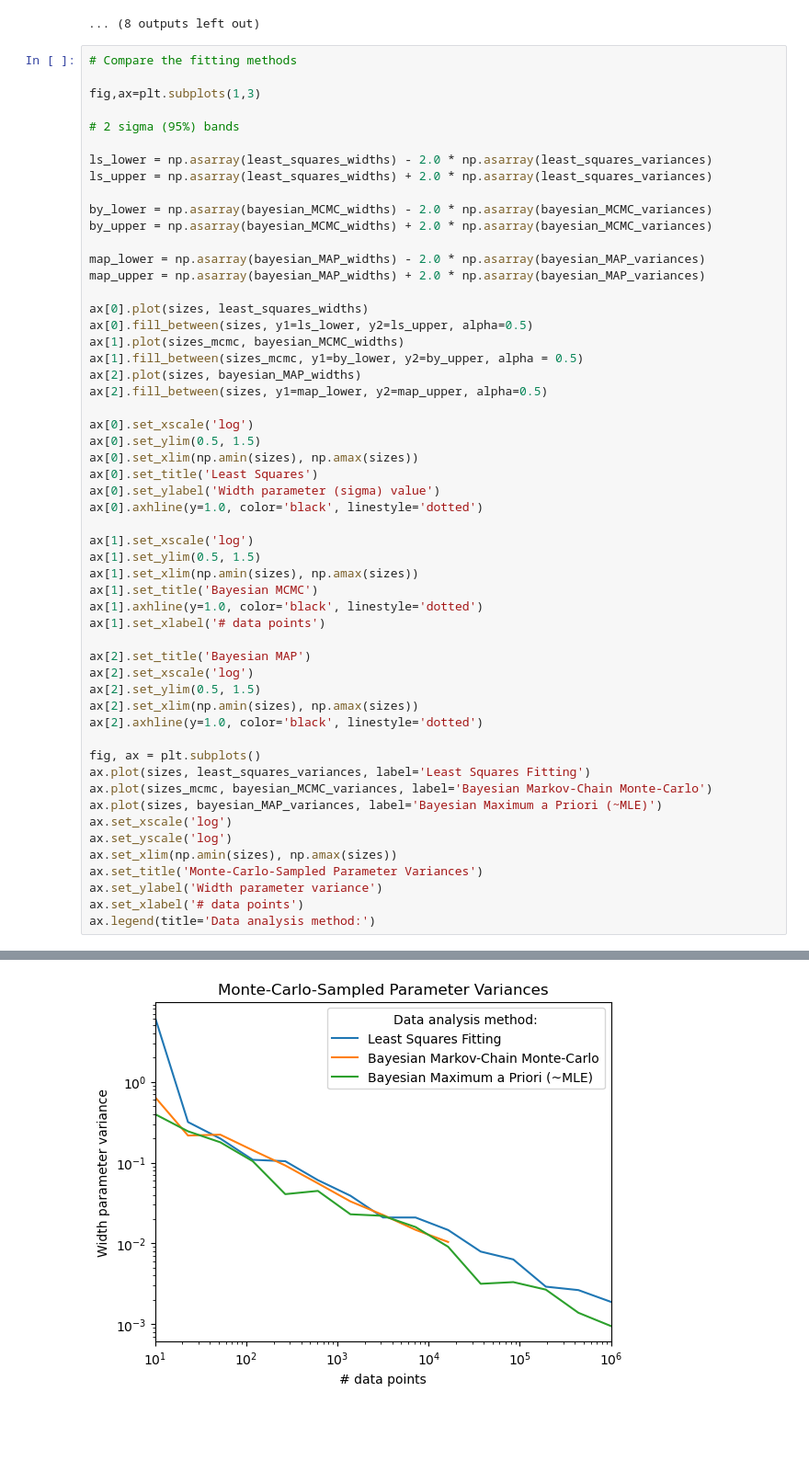
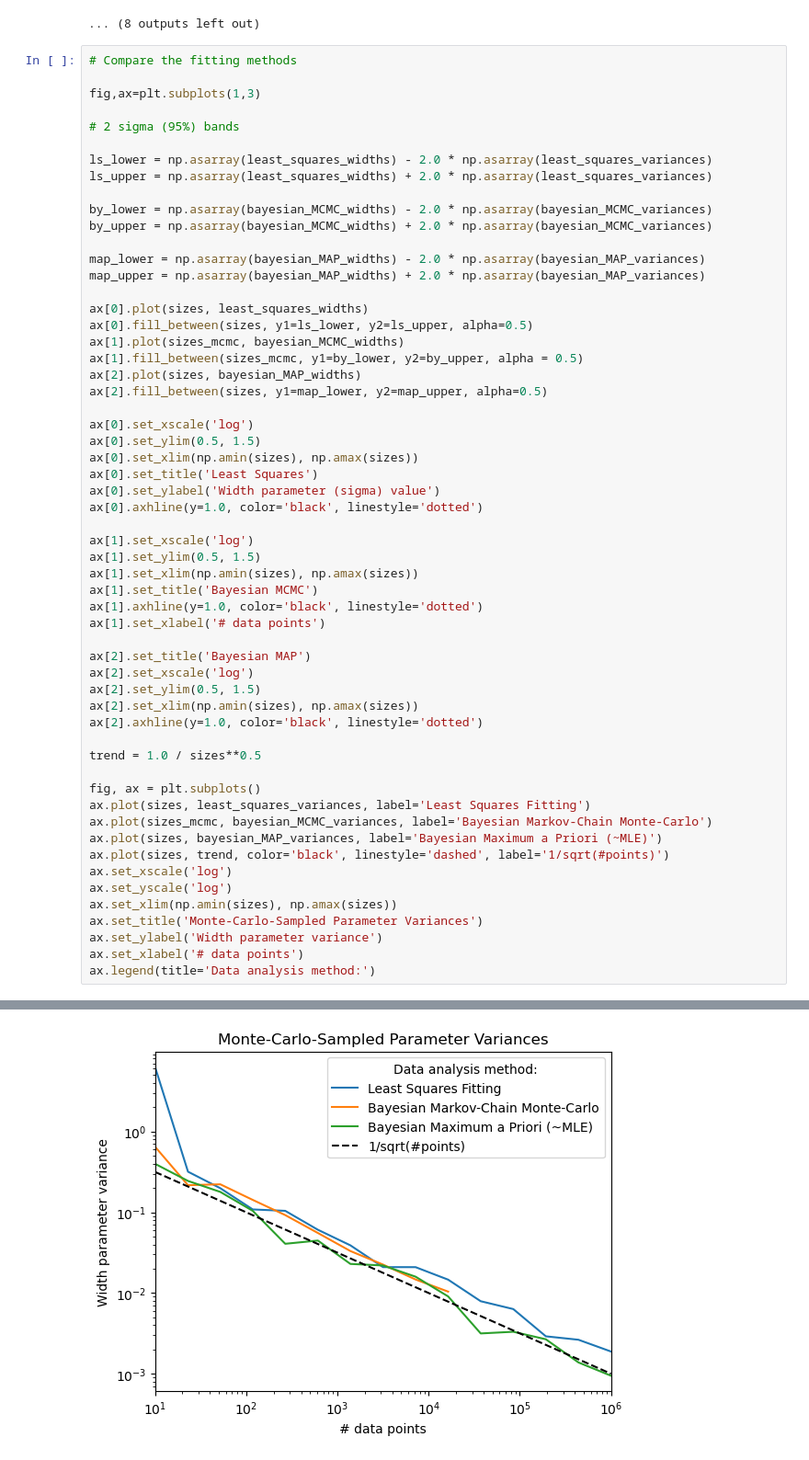
Before and after one commit to localoptimum/emtk, a Jupyter notebook: Mixture Models with PyMC.ipynb, the cells around one changed output, grey strips where cells are left out. Shown at 92% size. Saved outputs shown, nothing was run; the diff lists cells and outputs as text; blank space fills up the shorter version.

Commit message:
Put in trend line on variances

```diff
--- a/Mixture Models with PyMC.ipynb
+++ b/Mixture Models with PyMC.ipynb
@@ -846,31 +846,34 @@ ax[0].set_title('Least Squares')
 ax[0].set_ylabel('Width parameter (sigma) value')
 ax[0].axhline(y=1.0, color='black', linestyle='dotted')
 
 ax[1].set_xscale('log')
 ax[1].set_ylim(0.5, 1.5)
 ax[1].set_xlim(np.amin(sizes), np.amax(sizes))
 ax[1].set_title('Bayesian MCMC')
 ax[1].axhline(y=1.0, color='black', linestyle='dotted')
 ax[1].set_xlabel('# data points')
 
 ax[2].set_title('Bayesian MAP')
 ax[2].set_xscale('log')
 ax[2].set_ylim(0.5, 1.5)
 ax[2].set_xlim(np.amin(sizes), np.amax(sizes))
 ax[2].axhline(y=1.0, color='black', linestyle='dotted')
 
+trend = 1.0 / sizes**0.5
+
 fig, ax = plt.subplots()
 ax.plot(sizes, least_squares_variances, label='Least Squares Fitting')
 ax.plot(sizes_mcmc, bayesian_MCMC_variances, label='Bayesian Markov-Chain Monte-Carlo')
 ax.plot(sizes, bayesian_MAP_variances, label='Bayesian Maximum a Priori (~MLE)')
+ax.plot(sizes, trend, color='black', linestyle='dashed', label='1/sqrt(#points)')
 ax.set_xscale('log')
 ax.set_yscale('log')
 ax.set_xlim(np.amin(sizes), np.amax(sizes))
 ax.set_title('Monte-Carlo-Sampled Parameter Variances')
 ax.set_ylabel('Width parameter variance')
 ax.set_xlabel('# data points')
 ax.legend(title='Data analysis method:')
 # %% [output]
 <matplotlib.legend.Legend at 0x...>
 [figure]
-[figure, old version]
+[figure, new version]
```
